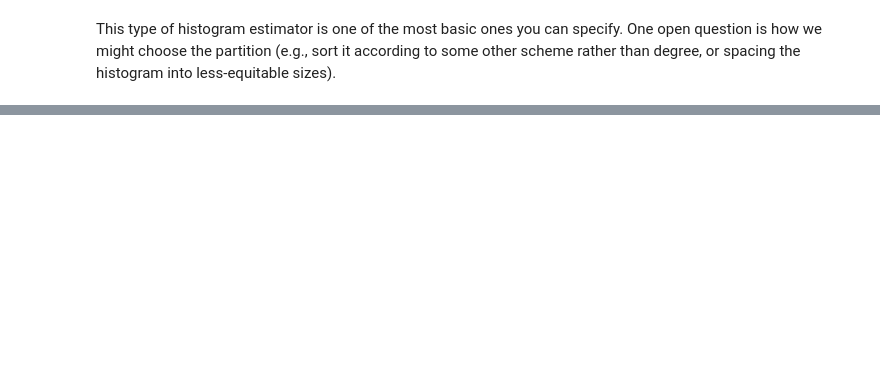
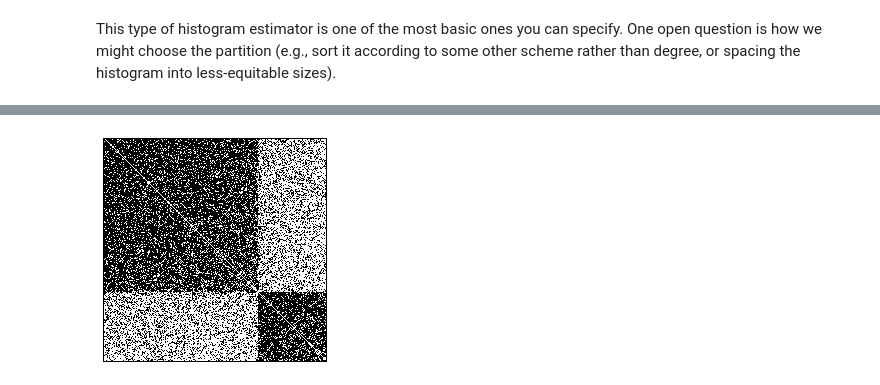
Before and after one commit to dicai/pygraphon, a Jupyter notebook: ipynb/basics.ipynb, the cells around one changed output, grey strips where cells are left out. Saved outputs shown, nothing was run; the diff lists cells and outputs as text; code cells hidden in the pictures; blank space fills up the shorter version.

```diff
--- a/ipynb/basics.ipynb
+++ b/ipynb/basics.ipynb
@@ -282,0 +332,5 @@ This type of histogram estimator is one of the most basic ones you can specify.
+# %%
+tri_sort = sbm_samp.sort_by_triangle()
+tri_sort.plot()
+# %% [output]
+[figure, added]
```
Also changed, not shown: parts of 26 cells of this notebook, 12 other files.
